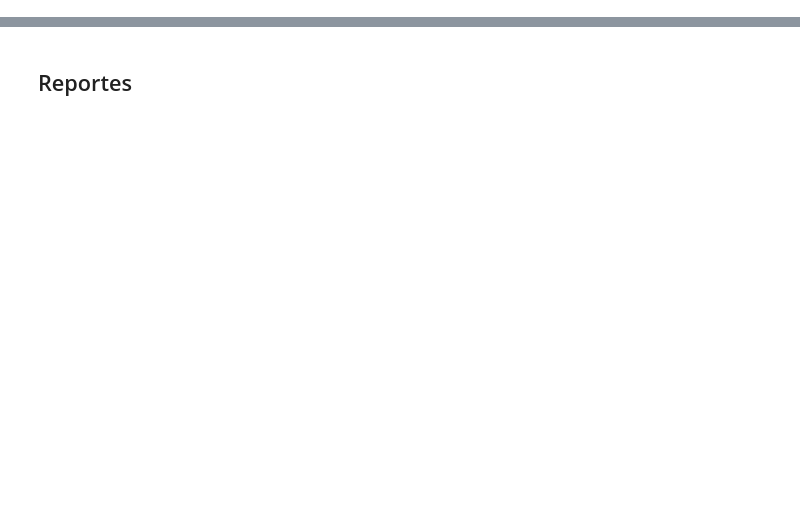
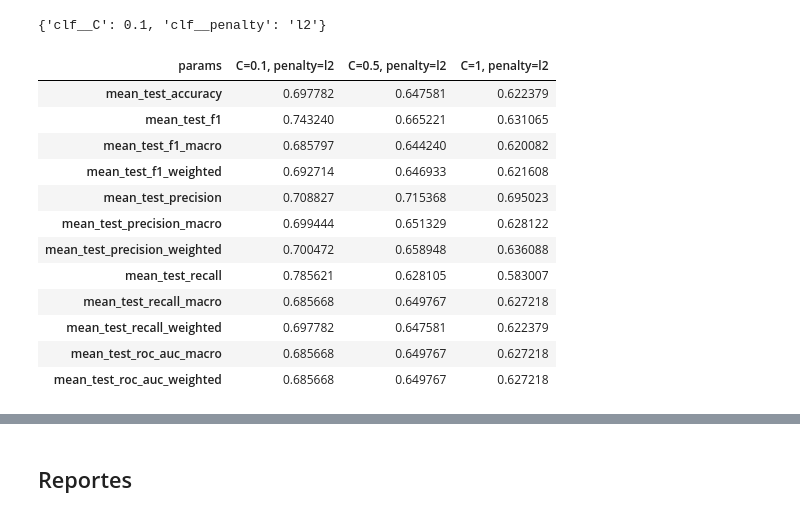
Before and after one commit to macfernandez/eddc-specialization-project, a Jupyter notebook: notebooks/06-model-training.ipynb, the cells around one changed output, grey strips where cells are left out. Cells and saved outputs as stored; diff of their text form; code cells hidden in the pictures; blank space fills up the shorter version.

Commit message:
train and evaluation nb

```diff
--- a/notebooks/06-model-training.ipynb
+++ b/notebooks/06-model-training.ipynb
@@ -49,0 +94,7 @@ nb_proporciones    --- ['y_hat', 'y_hat_proba', 'y_hat_log_proba', 'y_hat_joint_
+# %%
+train, test = data.loc[X_train_index], data.loc[X_test_index]
+
+X_train, y_train = train.speech_lemma_pos, train.target
+X_test, y_test= test.speech_lemma_pos, test.target
+
+(X_train.shape, y_train.shape, X_test.shape, y_test.shape)
@@ -49,0 +129,11 @@ nb_proporciones    --- ['y_hat', 'y_hat_proba', 'y_hat_log_proba', 'y_hat_joint_
+# %%
+gs = GridSearchCV(
+    estimator=pipeline,
+    param_grid={"clf__penalty": ["l1", "l2"], "clf__C": [0.1, 0.5, 1]},
+    cv=5,
+    return_train_score=True,
+    n_jobs=-1,
+    refit="f1",
+    scoring=scoring_method
+)
+gs.fit(X_train, y_train)
@@ -49,0 +182,44 @@ nb_proporciones    --- ['y_hat', 'y_hat_proba', 'y_hat_log_proba', 'y_hat_joint_
+# %%
+gs.best_params_
+# %% [output]
+{'clf__C': 0.1, 'clf__penalty': 'l2'}
+# %%
+results = (
+    pd.DataFrame(gs.cv_results_)
+    .dropna()
+)
+results["params"] = (
+    results
+    .filter(regex="params")
+    .params
+    .apply(
+        lambda x: ", ".join([f'{re.sub("clf__","",k)}={v}' for k, v in x.items()])
+    )
+)
+
+rank_columns = results.filter(regex="rank_").columns.to_list()
+params_columns = results.filter(regex="params").columns.to_list()
+mean_test_columns = results.filter(regex="mean_test").columns.to_list()
+std_test_columns = results.filter(regex="std_test").columns.to_list()
+
+(
+    results
+    .pivot_table(index=params_columns, values=mean_test_columns)
+    .T
+    .style
+    .highlight_max(axis=1, color="blue")
+)
+# %% [output]
+| params | C=0.1, penalty=l2 | C=0.5, penalty=l2 | C=1, penalty=l2 |
+| mean_test_accuracy | 0.697782 | 0.647581 | 0.622379 |
+| mean_test_f1 | 0.743240 | 0.665221 | 0.631065 |
+| mean_test_f1_macro | 0.685797 | 0.644240 | 0.620082 |
+| mean_test_f1_weighted | 0.692714 | 0.646933 | 0.621608 |
+| mean_test_precision | 0.708827 | 0.715368 | 0.695023 |
+| mean_test_precision_macro | 0.699444 | 0.651329 | 0.628122 |
+| mean_test_precision_weighted | 0.700472 | 0.658948 | 0.636088 |
+| mean_test_recall | 0.785621 | 0.628105 | 0.583007 |
+| mean_test_recall_macro | 0.685668 | 0.649767 | 0.627218 |
+| mean_test_recall_weighted | 0.697782 | 0.647581 | 0.622379 |
+| mean_test_roc_auc_macro | 0.685668 | 0.649767 | 0.627218 |
+| mean_test_roc_auc_weighted | 0.685668 | 0.649767 | 0.627218 |
```
Also changed, not shown: parts of 37 cells of this notebook.
